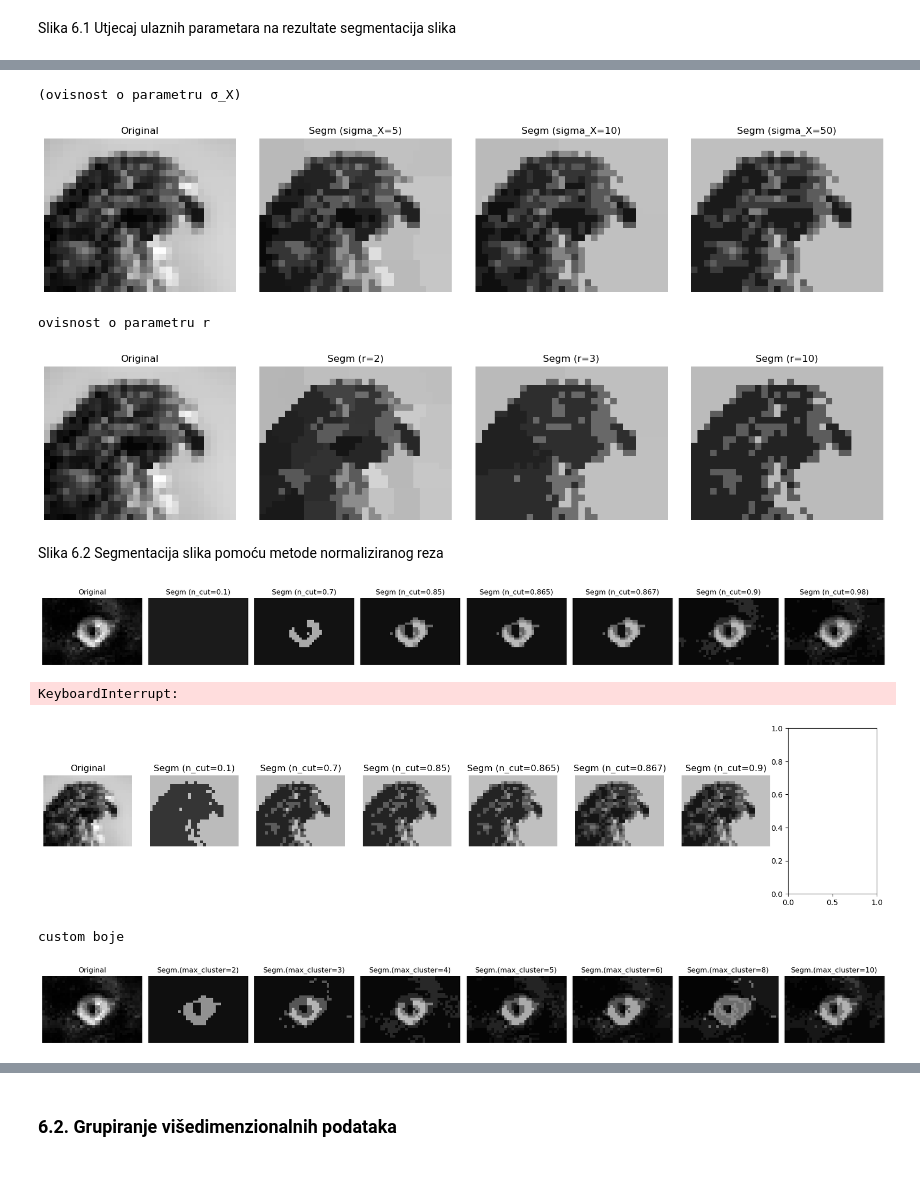
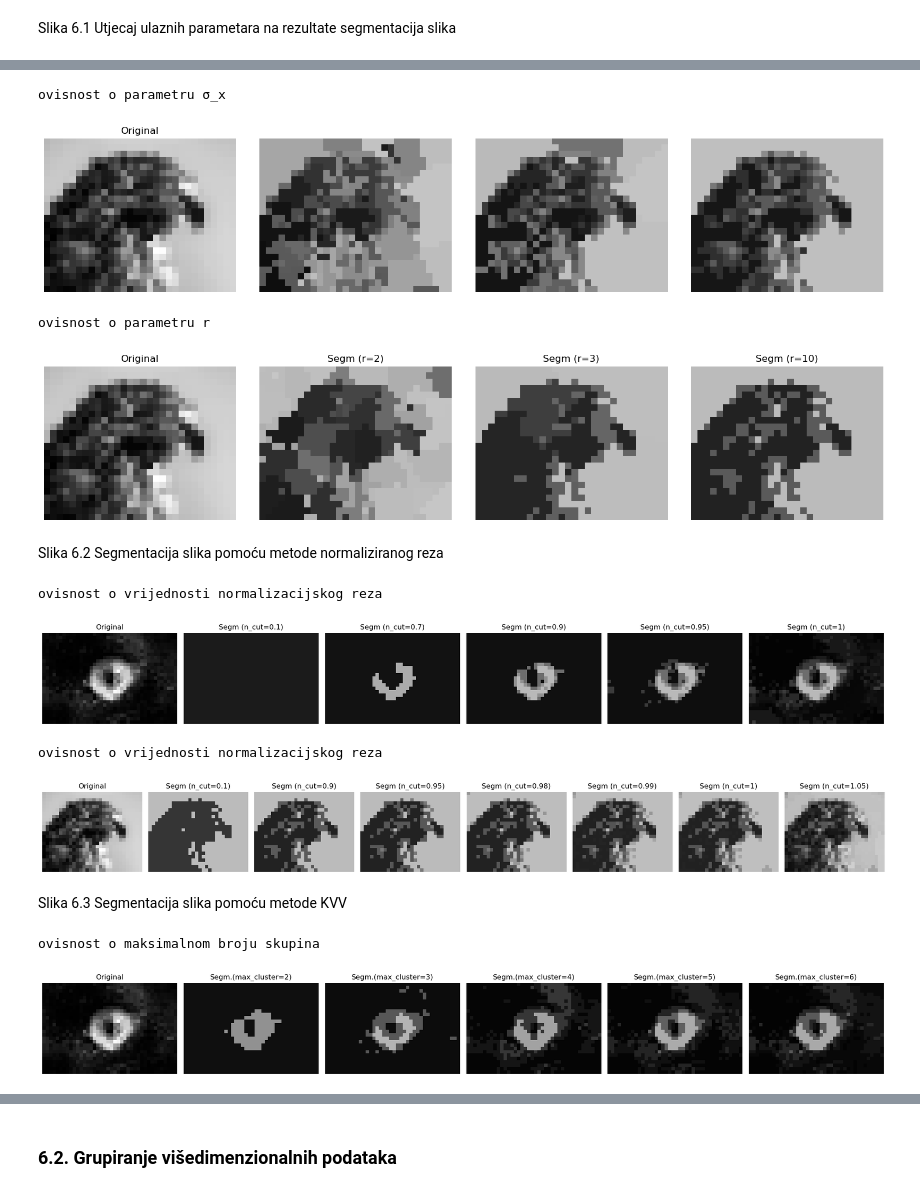
Before and after one commit to antoniamstr1/diplomski_rad, a Jupyter notebook: Spektralno_grupiranje.ipynb, the cells around one changed output, grey strips where cells are left out. Drawn from its saved outputs; the diff is of its cells as text; code cells hidden in the pictures.

Commit message:
njw original

```diff
--- a/Spektralno_grupiranje.ipynb
+++ b/Spektralno_grupiranje.ipynb
@@ -1036,7 +1046,8 @@ for i, ncut in enumerate(ncut_values):
         sigma_X=0.5,
         ncut_max=ncut
     )
-    clusters = model_sm_2.segment_2d(x_iris)
+    clusters = model_sm_2.segment(data=x_iris, mode='points', similarity_type='gauss')
+
 
     plt.subplot(n_rows, n_cols, i+1)
     plt.scatter(x_iris[:, 0], x_iris[:, 1], c=clusters, cmap='viridis')
@@ -1081,7 +1092,7 @@ for i, clust in enumerate(max_clusters):
         sigma_X=0.5,
         max_clusters=clust
     )
-    clusters = model_njw_2.segment_2d(x_iris)
+    clusters = model_njw_2.segment(data=x_iris, mode='points', similarity_type='gauss')
 
     plt.subplot(n_rows, n_cols, i+1)
     plt.scatter(x_iris[:, 0], x_iris[:, 1], c=clusters, cmap='viridis')
@@ -1249,14 +1262,15 @@ for i, clusters in enumerate(data):
 
     """ modeli grupiranja """
     sm = SpectralClusteringSM(ncut_max=clusters[0], sigma_X=1)
-    sm_clusters = sm.segment_2d(x_iris)
+    sm_clusters = sm.segment(data=x_iris, mode='points', similarity_type='gauss')
+
 
     njw = SpectralClusteringNJW(max_clusters=clusters[1], sigma_X=1)
-    njw_clusters = njw.segment_2d(x_iris)
+    njw_clusters = njw.segment(data=x_iris, mode='points', similarity_type='gauss')
 
     kvv = SpectralClusteringKVV(
         cheeger_cond_max=clusters[2], sigma_X=1, adjustion="kvv_add")
-    kvv_clusters = kvv.segment_2d(x_iris)
+    kvv_clusters = sm.segment(data=x_iris, mode='points', similarity_type='gauss')
 
     """ ARI mjera sličnosti """
     ari_njw_kvv = adjusted_rand_score(njw_clusters[0], kvv_clusters[0])
@@ -1293,7 +1307,7 @@ for i, clusters in enumerate(data):
 
     axes[2].scatter(x_iris[:, 0], x_iris[:, 1], c=kvv_clusters[0], cmap='viridis')
     axes[2].set_title(
-        f'Metoda Cheegerove prov. (cheeger_max={clusters[2]})')
+        f'Metoda KVV (cheeger_max={clusters[2]})')
     axes[2].set_xlabel('Dužina tučka')
     axes[2].set_ylabel('Širina tučka')
     plt.tight_layout()
@@ -1378,9 +1379,9 @@ def visualize_line_sigma_X(image_name, values, custom):
     plt.tight_layout()
     plt.show()
 # %%
-print('(ovisnost o parametru σ_X)')
-visualize_line_sigma_X('images/eagle_30px.png', [5, 10, 50], True)
+print('ovisnost o parametru σ_x')
+visualize_line_sigma_X('images/eagle_30px.png', [5, 10, 50])
 # %% [output]
-(ovisnost o parametru σ_X)
+ovisnost o parametru σ_x
-[figure, old version]
+[figure, new version]
 # %%
@@ -1413,51 +1408,54 @@ def visualize_line_r(image_name, values, custom):
     plt.show()
 # %%
 print('ovisnost o parametru r')
-visualize_line_r('images/eagle_30px.png', [2, 3, 10], True)
+visualize_line_r('images/eagle_30px.png', [2, 3, 10])
 # %% [output]
 ovisnost o parametru r
-[figure, old version]
+[figure, new version]
 # %% [markdown]
 Slika 6.2 Segmentacija slika pomoću metode normaliziranog reza
 # %%
-def visualize_line(image_name, values, custom):
+# metoda normaliziranog reza
+importlib.reload(SMAlgorithm)
+SpectralClusteringSM = SMAlgorithm.SpectralClusteringSM
+
+
+def visualize_line(image_name, values):
     fig, axs = plt.subplots(1, len(values) + 1, figsize=(20, 4))
 
-    clusterer = SpectralClusteringSM(
-        sigma_I=0.1, sigma_X=5.0, r=10, lanczos_k=30, l=10, ncut_max=0.3)
-    clusterer.load_image(image_name)
-
-    axs[0].imshow(clusterer.img, cmap='gray')
+    original.load_data(data=image_name, mode='image')
+    axs[0].imshow(original.img, cmap='gray')
     axs[0].set_title('Original')
     axs[0].axis('off')
 
     for idx, n in enumerate(values):
-        clusterer = SpectralClusteringSM(
+        model_sm = SpectralClusteringSM(
             sigma_I=50, sigma_X=100, r=10, lanczos_k=10, l=10, ncut_max=n)
-        clusterer.load_image(image_name)
-        segmented = clusterer.segment_image()
-        if custom == True:
-            # ------------------------------------------------------  custom set boja ----------------------------
-            cmap_custom = clusterer.average_color()
-            axs[idx + 1].imshow(segmented, cmap=cmap_custom)
-        else:
-            axs[idx + 1].imshow(segmented, cmap='gray')
+        reshaped_clusters = model_sm.segment(data=image_name, mode='image', similarity_type='image')
+        cmap_custom = model_sm.average_color()
+        axs[idx + 1].imshow(reshaped_clusters, cmap=cmap_custom)
+
         axs[idx + 1].set_title(f'Segm (n_cut={n})')
         axs[idx + 1].axis('off')
 
     plt.tight_layout()
     plt.show()
 # %%
+print('ovisnost o vrijednosti normalizacijskog reza')
 visualize_line('images/eye_40px.png',
-               [0.1, 0.7, 0.85, 0.865, 0.867, 0.9, 0.98], True)
+               [0.1, 0.7, 0.9, 0.95, 1])
 # %% [output]
+ovisnost o vrijednosti normalizacijskog reza
-[figure, old version]
+[figure, new version]
 # %%
+print('ovisnost o vrijednosti normalizacijskog reza')
 visualize_line('images/eagle_30px.png',
-               [0.1, 0.7, 0.85, 0.865, 0.867, 0.9, 0.98], True)
+               [0.1, 0.9, 0.95, 0.98, 0.99, 1, 1.05])
 # %% [output]
-KeyboardInterrupt:
+ovisnost o vrijednosti normalizacijskog reza
-[figure, old version]
+[figure, new version]
+# %% [markdown]
+Slika 6.3 Segmentacija slika pomoću metode KVV
 # %%
 def visualize_line_NJW(image_name, values, custom):
     fig, axs = plt.subplots(1, len(values) + 1, figsize=(20, 4))
@@ -1487,9 +1479,9 @@ def visualize_line_NJW(image_name, values, custom):
     plt.tight_layout()
     plt.show()
 # %%
-print('custom boje')
-visualize_line_NJW('images/eye_40px.png', [2, 3, 4, 5, 6, 8, 10], True)
+print('ovisnost o maksimalnom broju skupina')
+visualize_line_NJW('images/eye_40px.png', [2, 3, 4, 5, 6], True)
 # %% [output]
-custom boje
+ovisnost o maksimalnom broju skupina
-[figure, old version]
+[figure, new version]
 # %%
```
Also changed, not shown: parts of 55 cells of this notebook, 5 other files.
